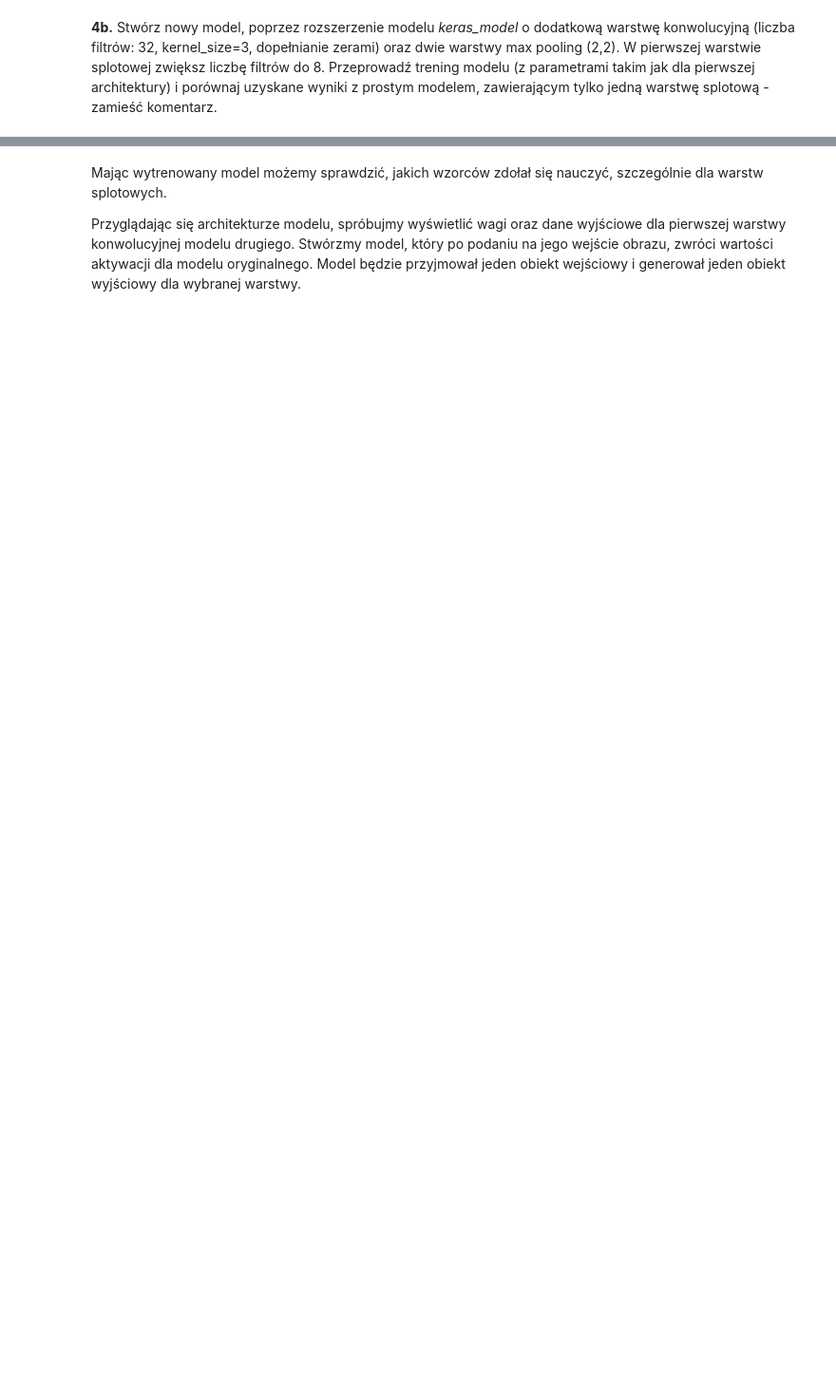
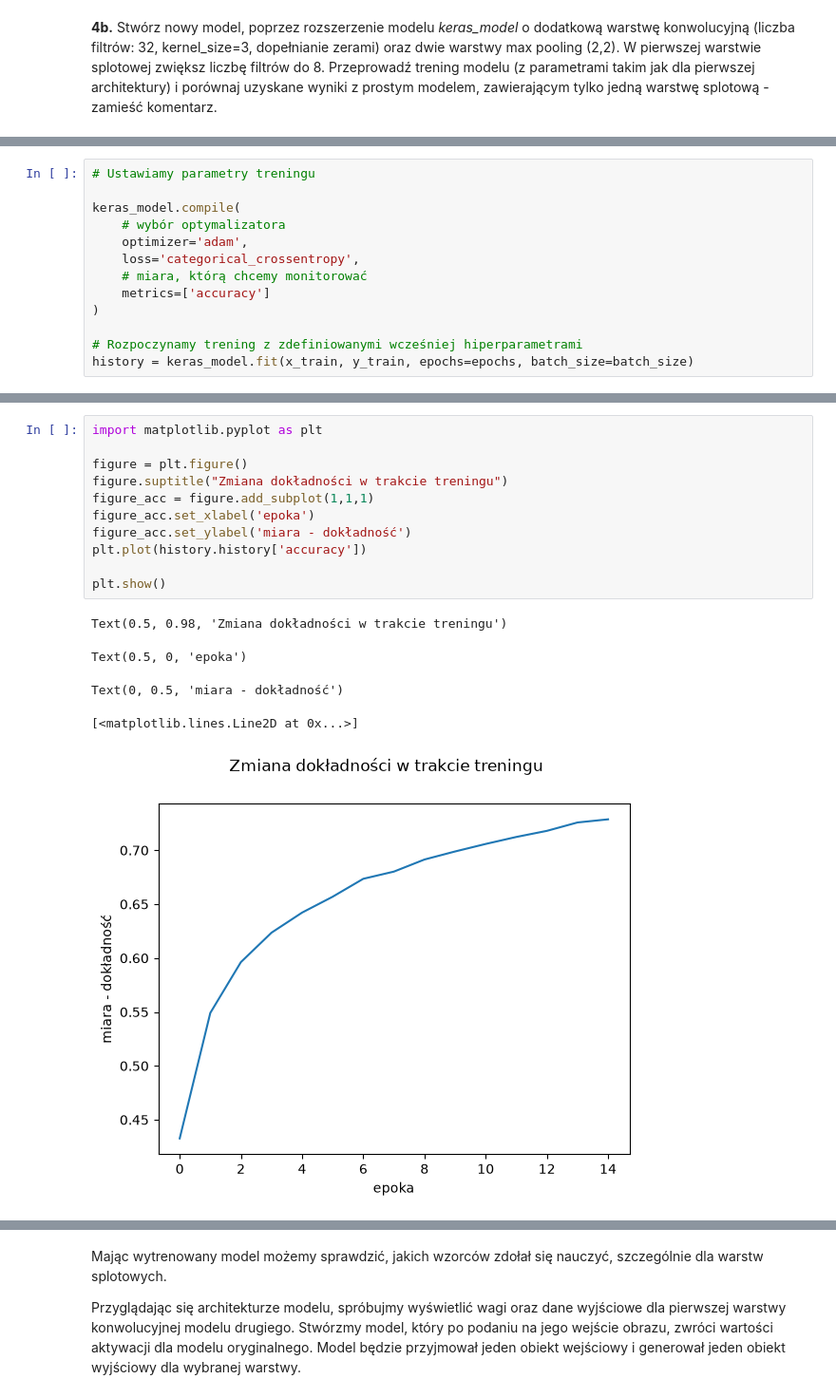
Before and after one commit to igorjoz/multimodal-ai, a Jupyter notebook: deep-learning/lab1/UG_lab1_during_class.ipynb, the cells around one changed output, grey strips where cells are left out. Shown at 95% size. Saved outputs shown, nothing was run; the diff lists cells and outputs as text; blank space fills up the shorter version.

```diff
--- a/deep-learning/lab1/UG_lab1_original.ipynb
+++ b/deep-learning/lab1/UG_lab1_during_class.ipynb
@@ -343,0 +462,13 @@ print("Wynik ewaluacji - dokładność (accuracy): ", accuracy)
+# %%
+# Ustawiamy parametry treningu
+
+keras_model.compile(
+    # wybór optymalizatora
+    optimizer='adam',
+    loss='categorical_crossentropy',
+    # miara, którą chcemy monitorować
+    metrics=['accuracy']
+)
+
+# Rozpoczynamy trening z zdefiniowanymi wcześniej hiperparametrami
+history = keras_model.fit(x_train, y_train, epochs=epochs, batch_size=batch_size)
@@ -343,0 +493,17 @@ print("Wynik ewaluacji - dokładność (accuracy): ", accuracy)
+# %%
+import matplotlib.pyplot as plt
+
+figure = plt.figure()
+figure.suptitle("Zmiana dokładności w trakcie treningu")
+figure_acc = figure.add_subplot(1,1,1)
+figure_acc.set_xlabel('epoka')
+figure_acc.set_ylabel('miara - dokładność')
+plt.plot(history.history['accuracy'])
+
+plt.show()
+# %% [output]
+Text(0.5, 0.98, 'Zmiana dokładności w trakcie treningu')
+Text(0.5, 0, 'epoka')
+Text(0, 0.5, 'miara - dokładność')
+[<matplotlib.lines.Line2D at 0x...>]
+[figure, added]
```
Also changed, not shown: parts of 24 cells of this notebook, 16 other files.
